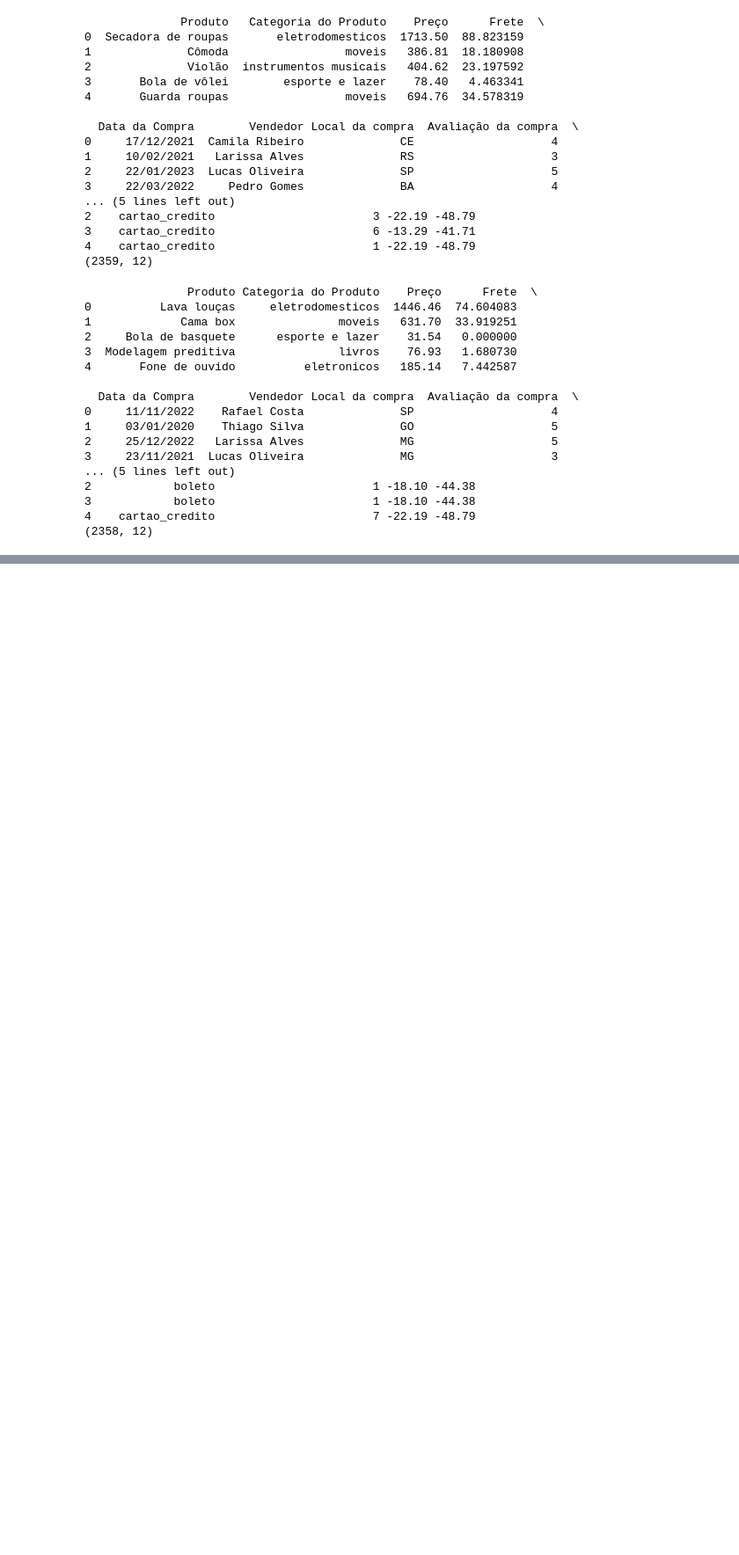
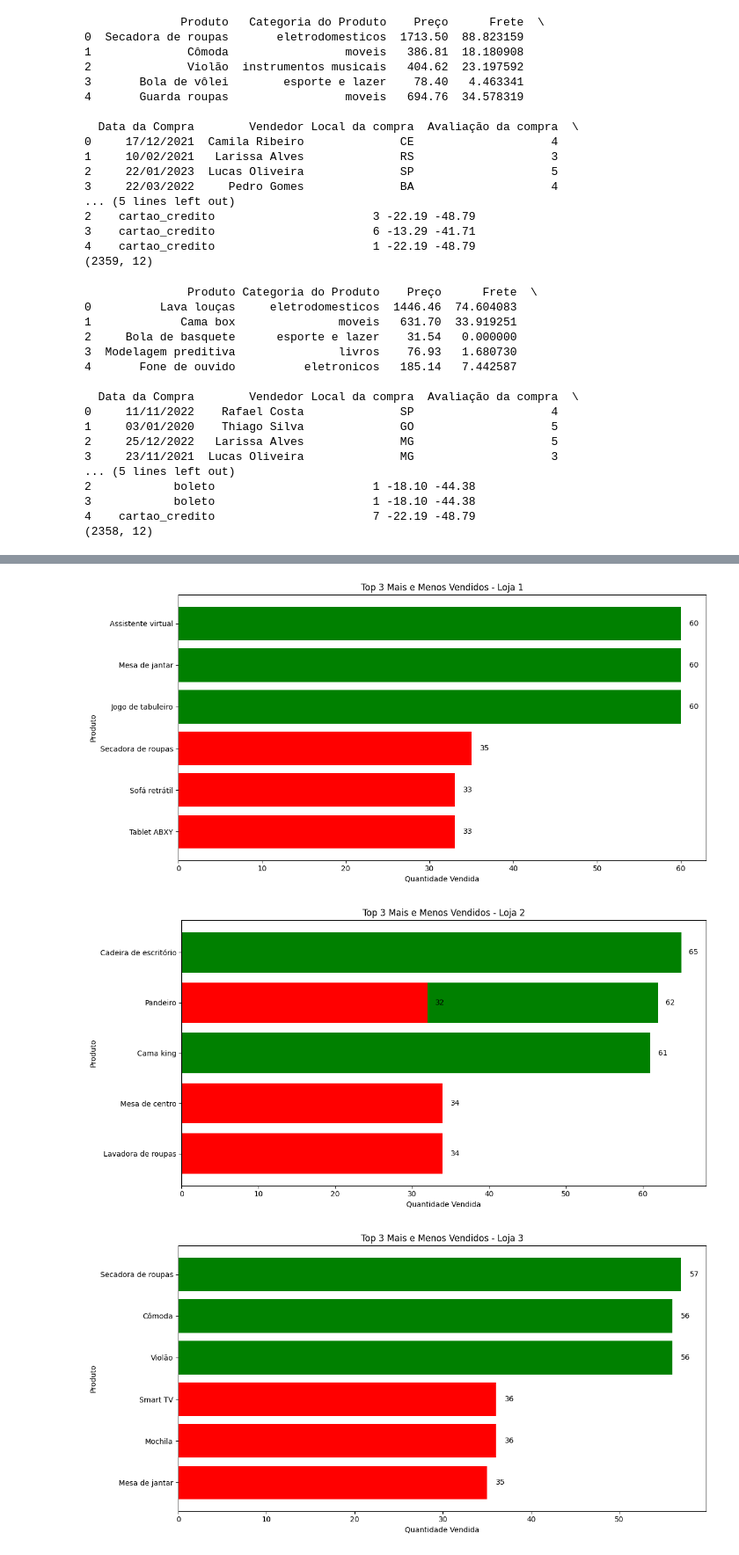
Before and after one commit to brunorm86/challenge1-data-science, a Jupyter notebook: AluraStoreBr.ipynb, the cells around one changed output, grey strips where cells are left out. Shown at 88% size. Drawn from its saved outputs; the diff is of its cells as text; code cells hidden in the pictures; blank space fills up the shorter version.

Commit message:
Feitos os itens 1 a 3 de "Análise". Alguns gráficos rascunhados

```diff
--- a/AluraStoreBr.ipynb
+++ b/AluraStoreBr.ipynb
@@ -3,6 +9,4 @@
 # %%
-import pandas as pd
-
 url_1 = "https://raw.githubusercontent.com/alura-es-cursos/challenge1-data-science/refs/heads/main/base-de-dados-challenge-1/loja_1.csv"
 url_2 = "https://raw.githubusercontent.com/alura-es-cursos/challenge1-data-science/refs/heads/main/base-de-dados-challenge-1/loja_2.csv"
 url_3 = "https://raw.githubusercontent.com/alura-es-cursos/challenge1-data-science/refs/heads/main/base-de-dados-challenge-1/loja_3.csv"
@@ -12,6 +16,8 @@ loja_1 = pd.read_csv(url_1)
 loja_2 = pd.read_csv(url_2)
 loja_3 = pd.read_csv(url_3)
 loja_4 = pd.read_csv(url_4)
+
+lojas = [loja_1, loja_2, loja_3, loja_4]
 # %% [markdown]
 ### Estrutura dos Dados: O dataset inclui as seguintes informações:
 
@@ -135,0 +142,7 @@ lista_faturamentos_brutos
+# %%
+venda_por_categoria = []
+
+for i, loja in enumerate(lojas, start=1):
+    venda_categoria = loja['Categoria do Produto'].value_counts()
+    venda_por_categoria.append(venda_categoria)
+    print(f"Vendas por categoria da loja {i}:\n{venda_categoria}\n")
@@ -135,0 +174,9 @@ lista_faturamentos_brutos
+# %%
+# média das avaliações com duas casas decimais
+
+media_avaliacao_por_loja = []
+
+for i, loja in enumerate(lojas, start=1):
+    media_avaliacao = round(loja['Avaliação da compra'].mean(),2)
+    media_avaliacao_por_loja.append(media_avaliacao)
+    print(f"Média de avaliação da loja {i}:\n{media_avaliacao}\n")
@@ -135,0 +198,38 @@ lista_faturamentos_brutos
+# %%
+for i, loja in enumerate(lojas, start=1):
+    produtos = loja['Produto']
+    vendas = loja['Produto'].value_counts()  # Quantidade vendida de cada produto
+
+      # Juntando produtos e vendas
+    produtos_vendas = list(zip(produtos, vendas))
+    produtos_vendas.sort(key=lambda x: x[1], reverse=True)
+
+    top_3 = produtos_vendas[:3]
+    bottom_3 = produtos_vendas[-3:]
+
+    # Juntando top e bottom
+    produtos_combinados, vendas_combinadas = zip(*(top_3 + bottom_3))
+
+    # Definir cores: verde para mais vendidos, vermelho para menos vendidos
+    cores = ['green'] * 3 + ['red'] * 3
+
+    # Gráfico
+    plt.figure(figsize=(12, 6))
+    bars = plt.barh(produtos_combinados, vendas_combinadas, color=cores)
+    plt.gca().invert_yaxis()  # Produto com maior valor no topo
+    plt.title(f'Top 3 Mais e Menos Vendidos - Loja {i}')
+    plt.xlabel('Quantidade Vendida')
+    plt.ylabel('Produto')
+
+    # Adicionando anotações
+    for bar in bars:
+        width = bar.get_width()
+        plt.text(width + 1, bar.get_y() + bar.get_height()/2,
+                 f'{int(width)}', va='center', fontsize=10)
+
+    plt.tight_layout()
+    plt.show()
+# %% [output]
+[figure, added]
+[figure, added]
+[figure, added]
```
Also changed, not shown: parts of 23 cells of this notebook, 1 other file.
